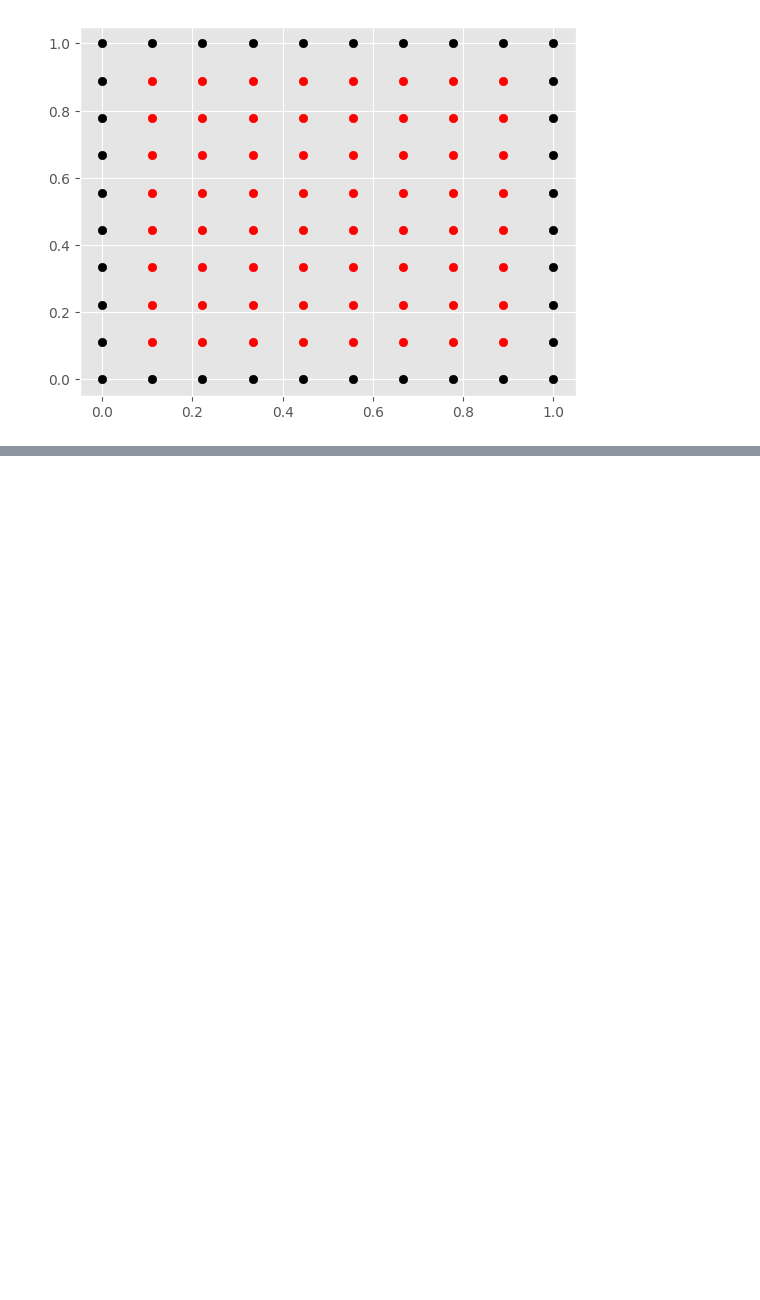
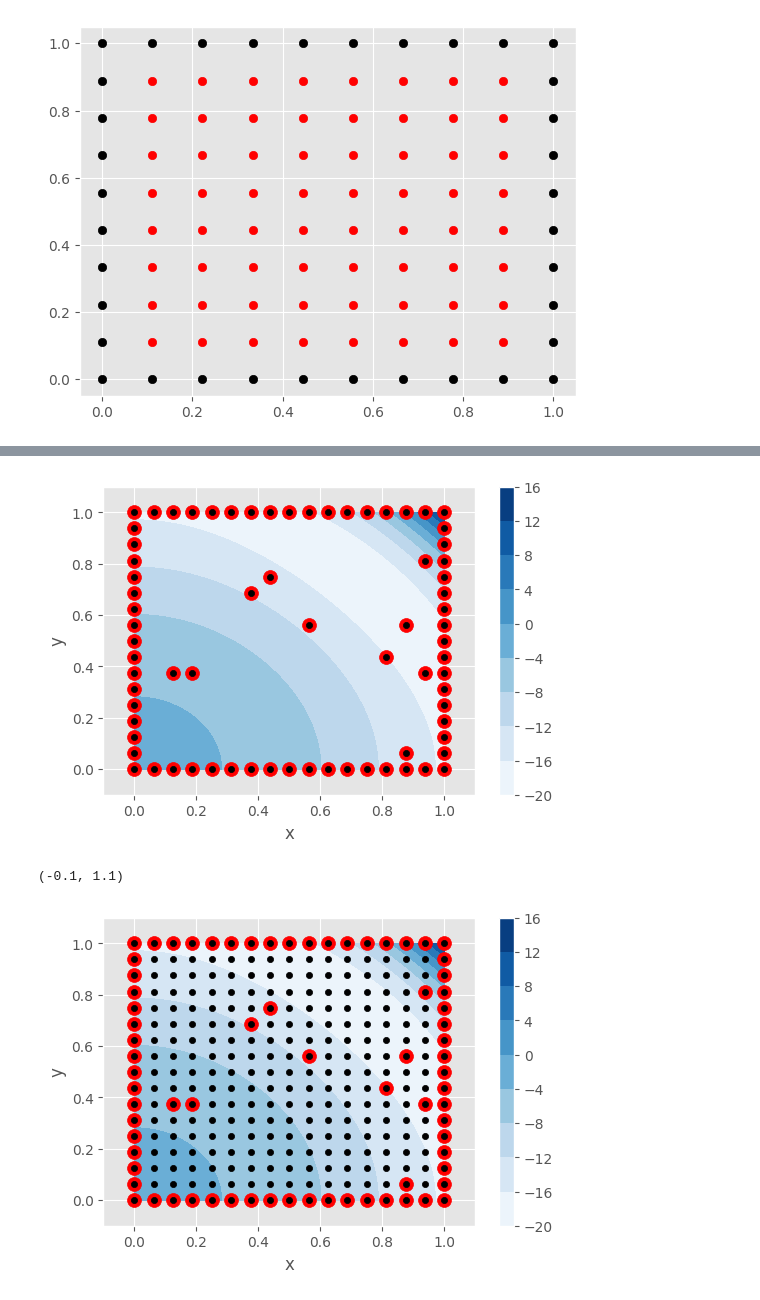
Before and after one commit to TADSGroup/kernelequationlearning, a Jupyter notebook: alex_work/DarcyExample2.ipynb, the cells around one changed output, grey strips where cells are left out. Cells and saved outputs as stored; diff of their text form; code cells hidden in the pictures; blank space fills up the shorter version.

```diff
--- a/alex_work/DarcyExample2.ipynb
+++ b/alex_work/DarcyExample2.ipynb
@@ -22,8 +22,25 @@ from scipy.interpolate import RectBivariateSpline
 x_grid=jnp.linspace(0,1,100)
 y_grid=jnp.linspace(0,1,100)
 X,Y=jnp.meshgrid(x_grid,y_grid)
+
+@jit
 def u_true_function(x1,x2):
     return jnp.exp(jnp.sin(2*(jnp.cos(x1) + jnp.cos(x2))))
+
+def A(x1,x2):
+    return jnp.exp(jnp.sin(jnp.cos(x1) + jnp.cos(x2)))
+    #return 2.
+
+def A_times_grad_u(x1,x2):
+    grad_u = jacfwd(u_true_function, argnums=[0,1])
+    return A(x1,x2)*jnp.array(grad_u(x1,x2))
+
+def rhs(x1,x2):
+    div = jacfwd(A_times_grad_u, argnums=[0,1])
+    return -jnp.trace(jnp.array(div(x1,x2)))
+
+def eval_rhs(pairs):
+    return np.array(vmap(lambda t: rhs(t[0], t[1]))(pairs))
 # %%
 def build_xy_grid(x_range,y_range,num_grid_x,num_grid_y):
     full_x_grid = jnp.linspace(x_range[0],x_range[1],num_grid_x)
@@ -121,3 +138,42 @@ plt.ylim(-0.1,1.1)
+# %%
+num_fine_grid = 100
+x_fine,y_fine = np.meshgrid(np.linspace(0,1,num_fine_grid),np.linspace(0,1,num_fine_grid))
+xy_fine = np.vstack([x_fine.flatten(),y_fine.flatten()]).T
+
+
+plt.figure(figsize=(6,4))
+
+plt.tricontourf(xy_fine[:,0],xy_fine[:,1],eval_rhs(xy_fine),cmap = 'Blues')
+plt.colorbar()
+
+plt.scatter(xy_obs[:,0],xy_obs[:,1],c='red', s = 100)
+plt.scatter(xy_obs[:,0],xy_obs[:,1],c='black',s = 20)
+
+
+plt.xlabel("x")
+plt.ylabel("y")
+plt.xlim(-0.1,1.1)
+plt.ylim(-0.1,1.1)
+plt.show()
+
+plt.figure(figsize=(6,4))
+
+
+plt.tricontourf(xy_fine[:,0],xy_fine[:,1],eval_rhs(xy_fine),cmap = 'Blues')
+plt.colorbar()
+
+plt.scatter(xy_obs[:,0],xy_obs[:,1],c='red', s = 100)
+plt.scatter(xy_all[:,0],xy_all[:,1],c='black',s = 20)
+
+
+plt.xlabel("x")
+plt.ylabel("y")
+plt.xlim(-0.1,1.1)
+plt.ylim(-0.1,1.1)
+# %% [output]
+[figure, added]
+(-0.1, 1.1)
+[figure, added]
 # %%
 def diff_x_op(k,index):
     return get_selected_grad(k,index,0)
```
Also changed, not shown: parts of 12 cells of this notebook.
